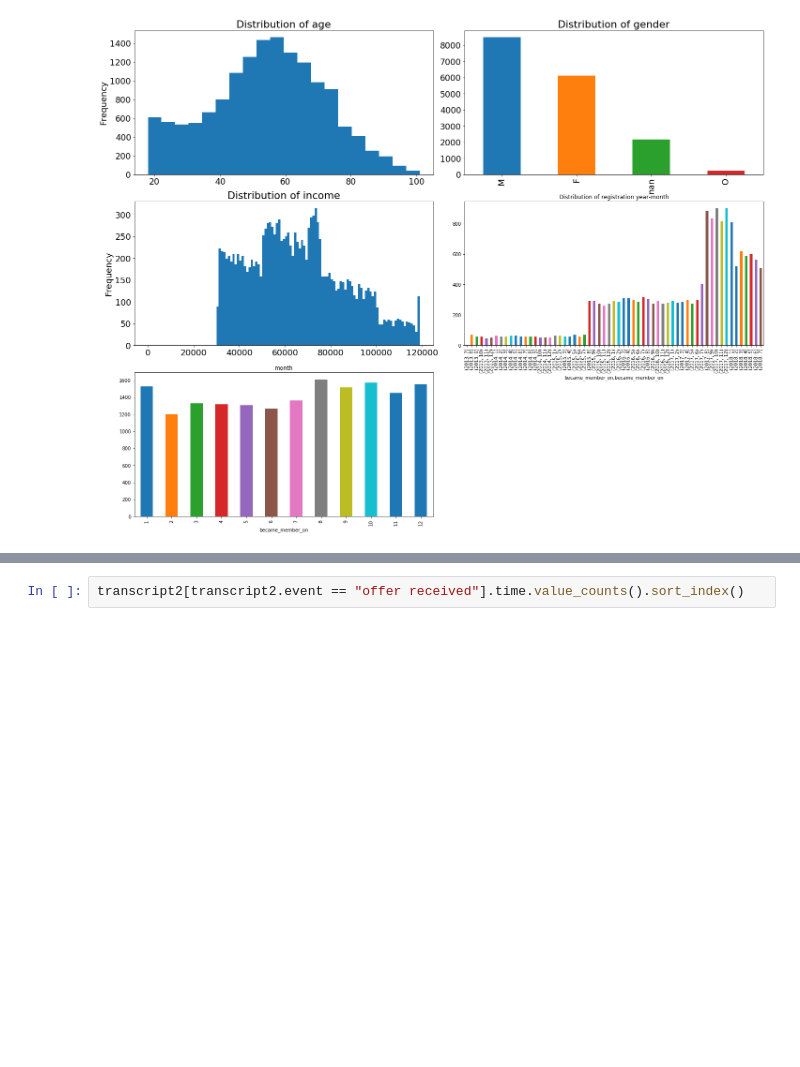
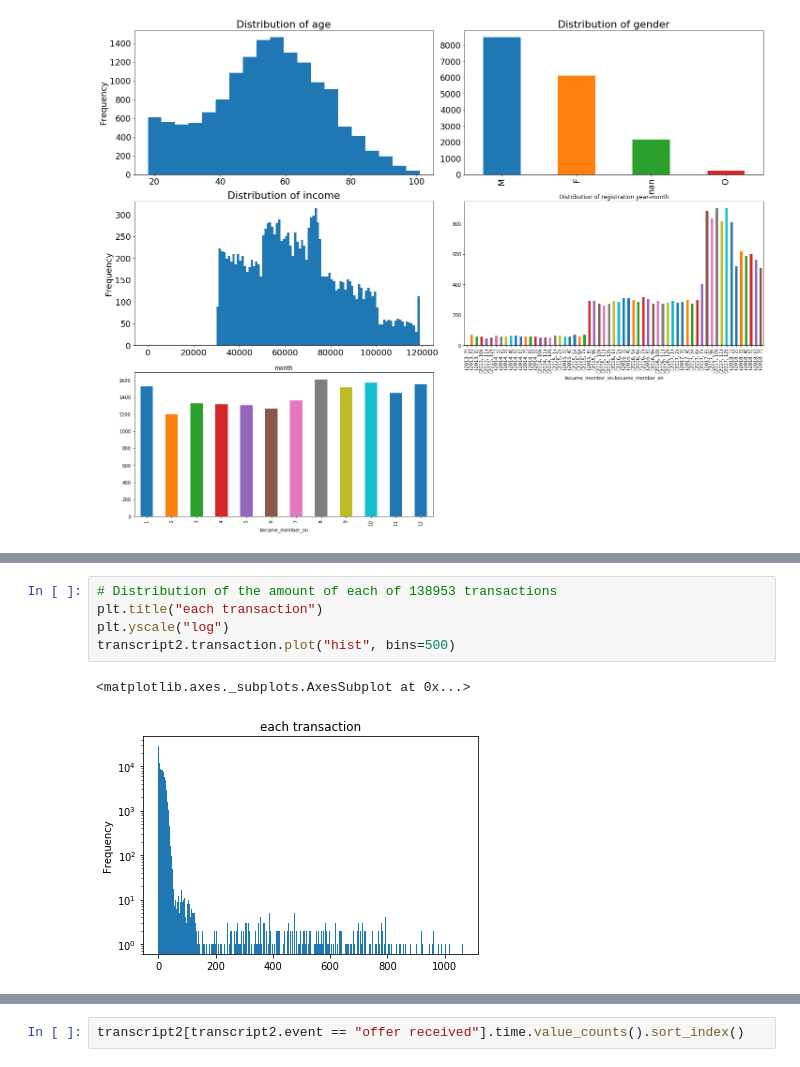
Before and after one commit to kudojp/StarBucksPromotionAnalysis, a Jupyter notebook: StarbucksPromotionAnalysis.ipynb, the cells around one changed output, grey strips where cells are left out. Saved outputs shown, nothing was run; the diff lists cells and outputs as text; blank space fills up the shorter version.

```diff
--- a/StarbucksPromotionAnalysis.ipynb
+++ b/StarbucksPromotionAnalysis.ipynb
@@ -352,0 +412,8 @@ transcript2.merge(portfolio, on="id").id.value_counts().plot("bar")
+# %%
+# Distribution of the amount of each of 138953 transactions
+plt.title("each transaction")
+plt.yscale("log")
+transcript2.transaction.plot("hist", bins=500)
+# %% [output]
+<matplotlib.axes._subplots.AxesSubplot at 0x...>
+[figure, added]
```
Also changed, not shown: parts of 57 cells of this notebook.
